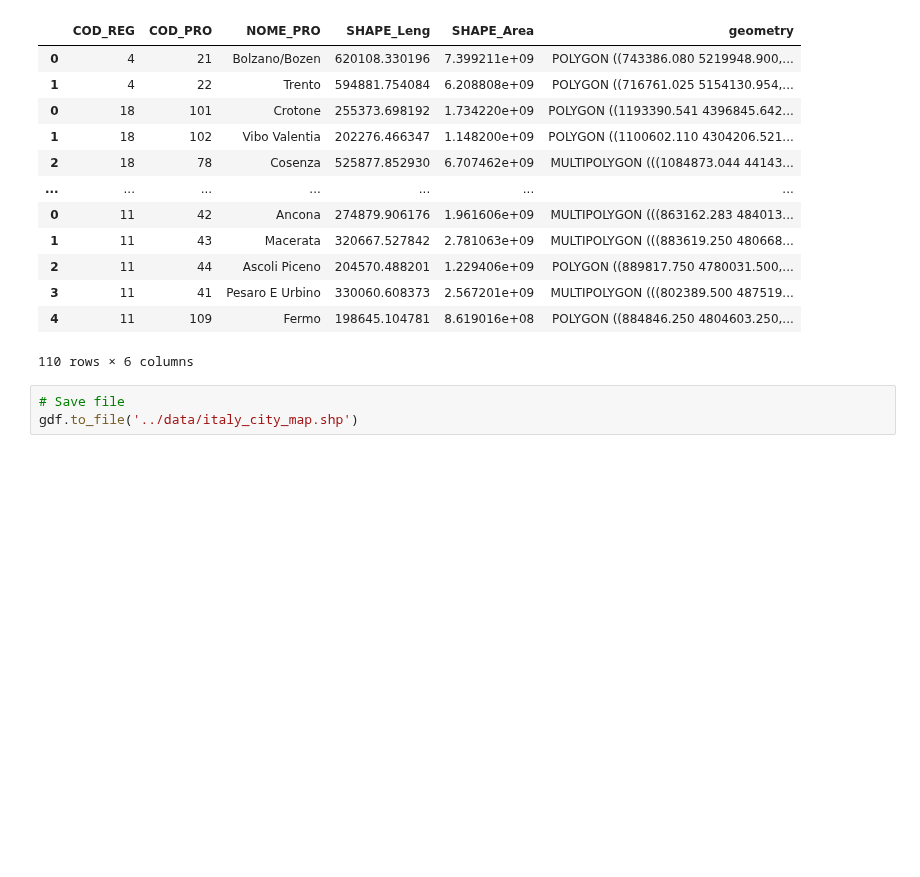
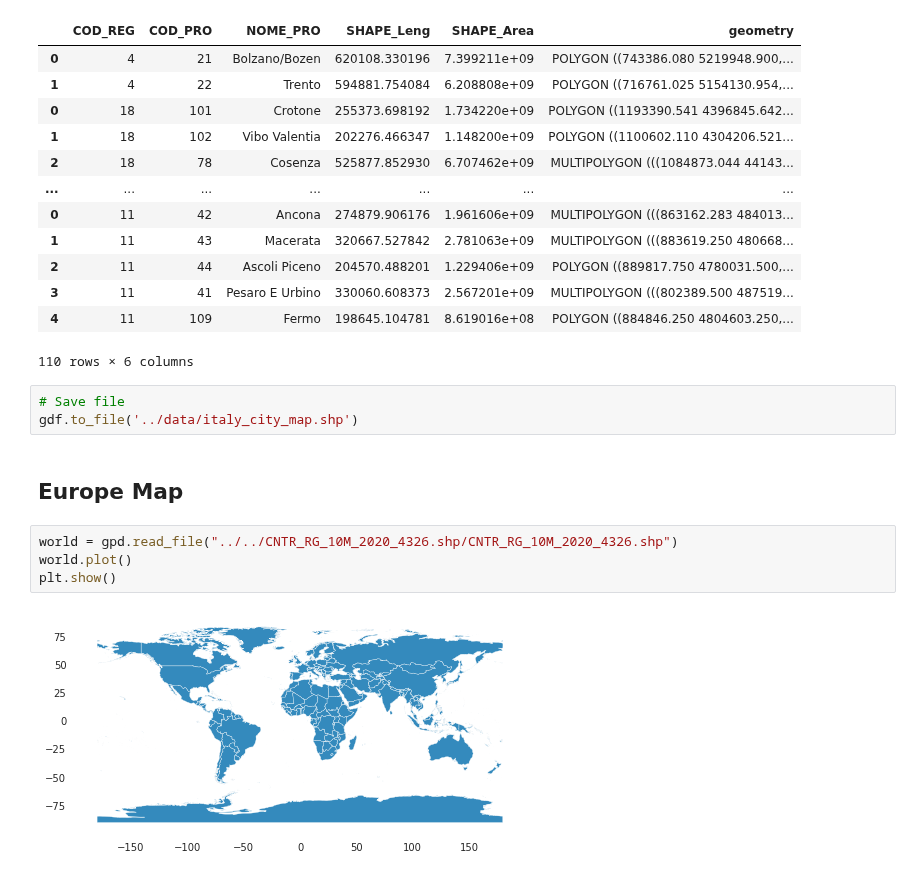
Before and after one commit to AlricRahl/Garzoni-Dataset-Exploration, a Jupyter notebook: src/1. Initial Reporting and Cleaning.ipynb, the cells around one changed output. Drawn from its saved outputs; the diff is of its cells as text; blank space fills up the shorter version.

Commit message:
Added Europe Map generation

```diff
--- a/src/1. Initial Reporting and Cleaning.ipynb
+++ b/src/1. Initial Reporting and Cleaning.ipynb
@@ -442,3 +446,11 @@ gdf
 # %%
 # Save file
 gdf.to_file('../data/italy_city_map.shp')
+# %% [markdown]
+## Europe Map ##
+# %%
+world = gpd.read_file("../../CNTR_RG_10M_2020_4326.shp/CNTR_RG_10M_2020_4326.shp")
+world.plot()
+plt.show()
+# %% [output]
+[figure, added]
```
Also changed, not shown: parts of 8 cells of this notebook.
